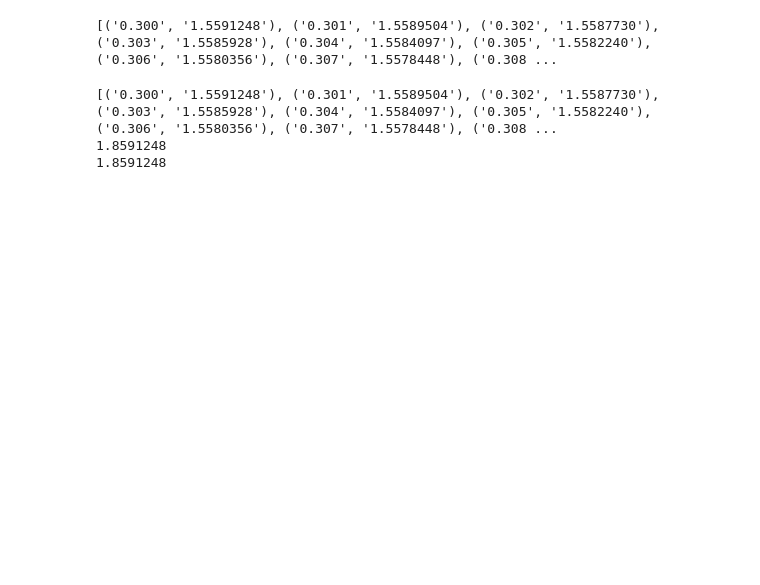
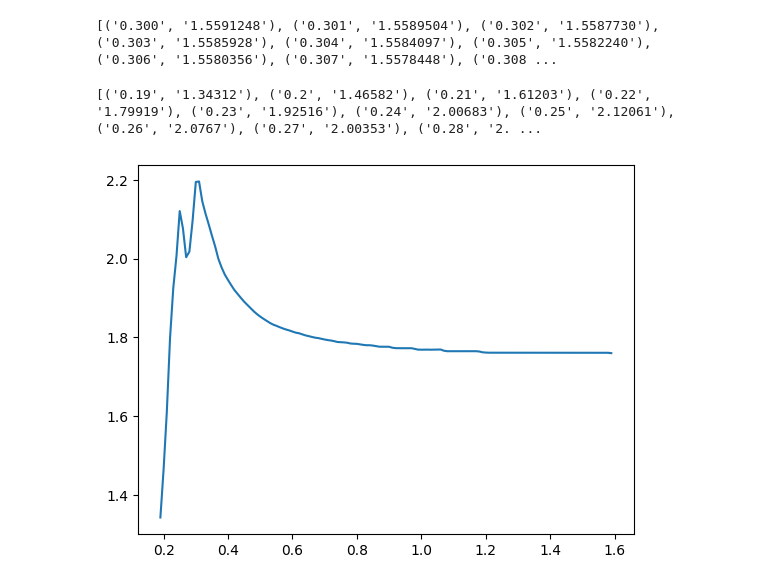
Before and after one commit to MCI2023-2-SEC02-G01/FISI2526-MetCompCompl-202320, a Jupyter notebook: Taller_1/Funciones_Taller_1.ipynb, the cells around one changed output. Saved outputs shown, nothing was run; the diff lists cells and outputs as text; code cells hidden in the pictures; blank space fills up the shorter version.

```diff
--- a/Taller_1/Funciones_Taller_1.ipynb
+++ b/Taller_1/Funciones_Taller_1.ipynb
@@ -27,7 +27,7 @@ print (a)
 # %% [output]
 [('0.300', '1.5591248'), ('0.301', '1.5589504'), ('0.302', '1.5587730'), ('0.303', '1.5585928'), ('0.304', '1.5584097'), ('0.305', '1.5582240'), ('0.306', '1.5580356'), ('0.307', '1.5578448'), ('0.308 ...
 # %%
-def Gráfica_Índices(Lista_de_Tuplas):
+def Gráfica_Índices_kaptón(Lista_de_Tuplas):
     print (Lista_de_Tuplas)
     Lambdas = []
     ns = []
@@ -39,15 +39,19 @@ def Gráfica_Índices(Lista_de_Tuplas):
     xmin = ns[0]
     for i in range(len(ns)):
         nacumulado += ns[i]
-    npromedio = nacumulado/len(n)
+    npromedio = nacumulado/len(ns)
     Suma_Para_Desviación = 0
     for i in range(len(ns)):
         Suma_Para_Desviación += (ns[i] - npromedio)**2
     s = (Suma_Para_Desviación/(len(ns)-1))
+    título = 'Kaptón' + str(npromedio) + str(s)
+    fig, f = plt.subplots()
+    f.plot(Lambdas, ns, xlabel='Valores de Lambda', ylabel='Valores de n')
+    f.set_xlabel("Valores de Lambda")
+    f.set_ylabel("Valores de n")
+    f.set_title(título, loc = "left")
 # %%
-b = Gráfica_Índices(lectura_YML(r"C:\Users\brune\OneDrive\Documentos\FISI2526-MetCompCompl-202320\Taller_1\Adhesivos\Iezzi.yml"))
-print (b)
+b = Gráfica_Índices(lectura_YML(r"C:\Users\brune\OneDrive\Documentos\FISI2526-MetCompCompl-202320\Taller_1\Plásticos_comerciales\French.yml"))
 # %% [output]
-[('0.300', '1.5591248'), ('0.301', '1.5589504'), ('0.302', '1.5587730'), ('0.303', '1.5585928'), ('0.304', '1.5584097'), ('0.305', '1.5582240'), ('0.306', '1.5580356'), ('0.307', '1.5578448'), ('0.308 ...
-1.8591248
-1.8591248
+[('0.19', '1.34312'), ('0.2', '1.46582'), ('0.21', '1.61203'), ('0.22', '1.79919'), ('0.23', '1.92516'), ('0.24', '2.00683'), ('0.25', '2.12061'), ('0.26', '2.0767'), ('0.27', '2.00353'), ('0.28', '2. ...
+[figure, added]
```
Also changed, not shown: parts of 1 cell of this notebook.
